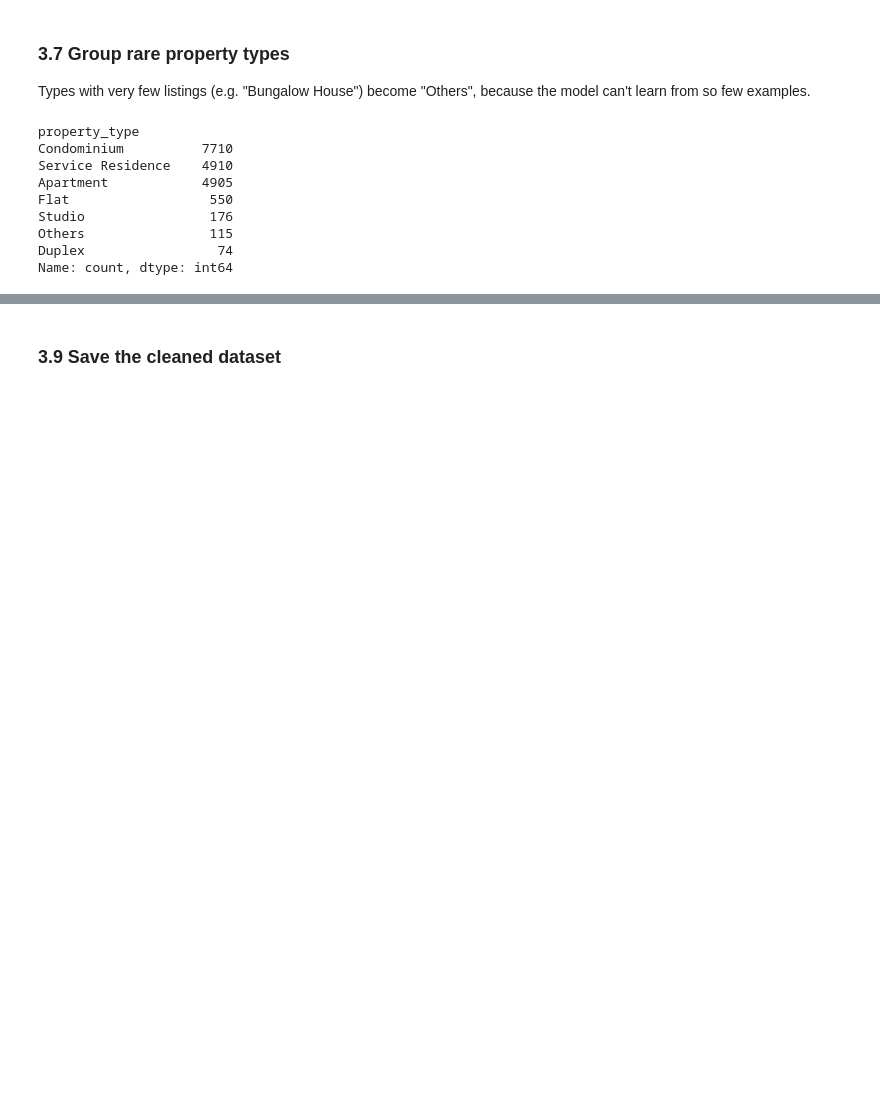
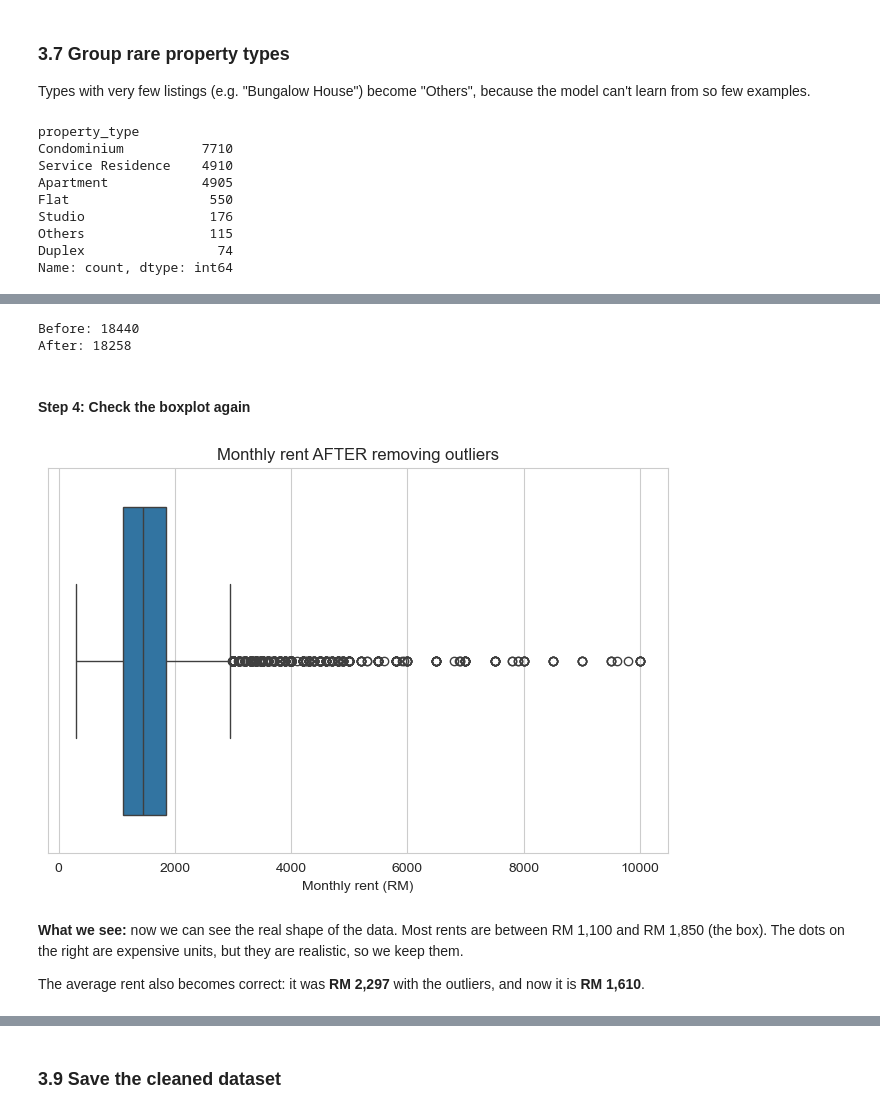
Before and after one commit to peterlinghuazhong/-CU05-Data-Science-Capstone-Project-, a Jupyter notebook: HousesRental.ipynb, the cells around one changed output, grey strips where cells are left out. Cells and saved outputs as stored; diff of their text form; code cells hidden in the pictures; blank space fills up the shorter version.

```diff
--- a/HousesRental.ipynb
+++ b/HousesRental.ipynb
@@ -254,0 +349,24 @@ df[["monthly_rent", "size"]].describe()
+# %%
+print("Before:", len(df))
+
+# between(a, b) keeps only the values from a to b
+df = df[df["monthly_rent"].between(300, 10000)]
+df = df[df["size"].between(200, 5000)]
+
+print("After:", len(df))
+# %% [output]
+Before: 18440
+After: 18258
+# %% [markdown]
+#### Step 4: Check the boxplot again
+# %%
+sns.boxplot(x=df["monthly_rent"])
+plt.title("Monthly rent AFTER removing outliers")
+plt.xlabel("Monthly rent (RM)")
+plt.show()
+# %% [output]
+[figure, added]
+# %% [markdown]
+**What we see:** now we can see the real shape of the data. Most rents are between RM 1,100 and RM 1,850 (the box). The dots on the right are expensive units, but they are realistic, so we keep them.
+
+The average rent also becomes correct: it was **RM 2,297** with the outliers, and now it is **RM 1,610**.
```
Also changed, not shown: parts of 59 cells of this notebook.
